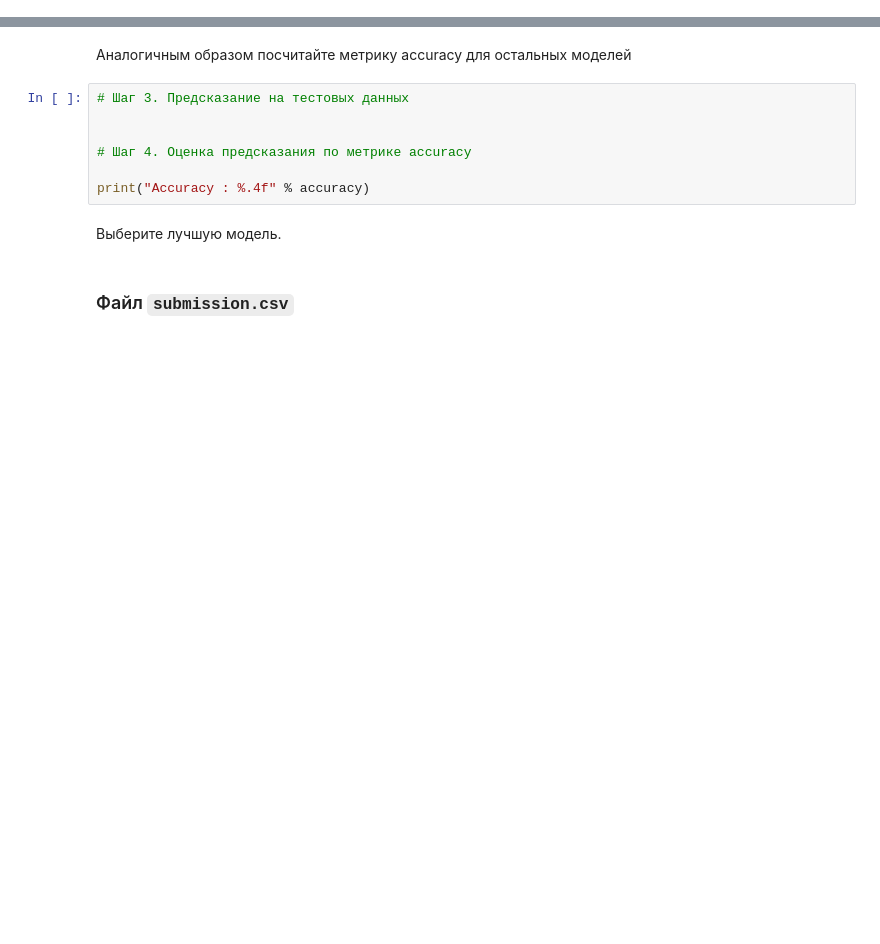
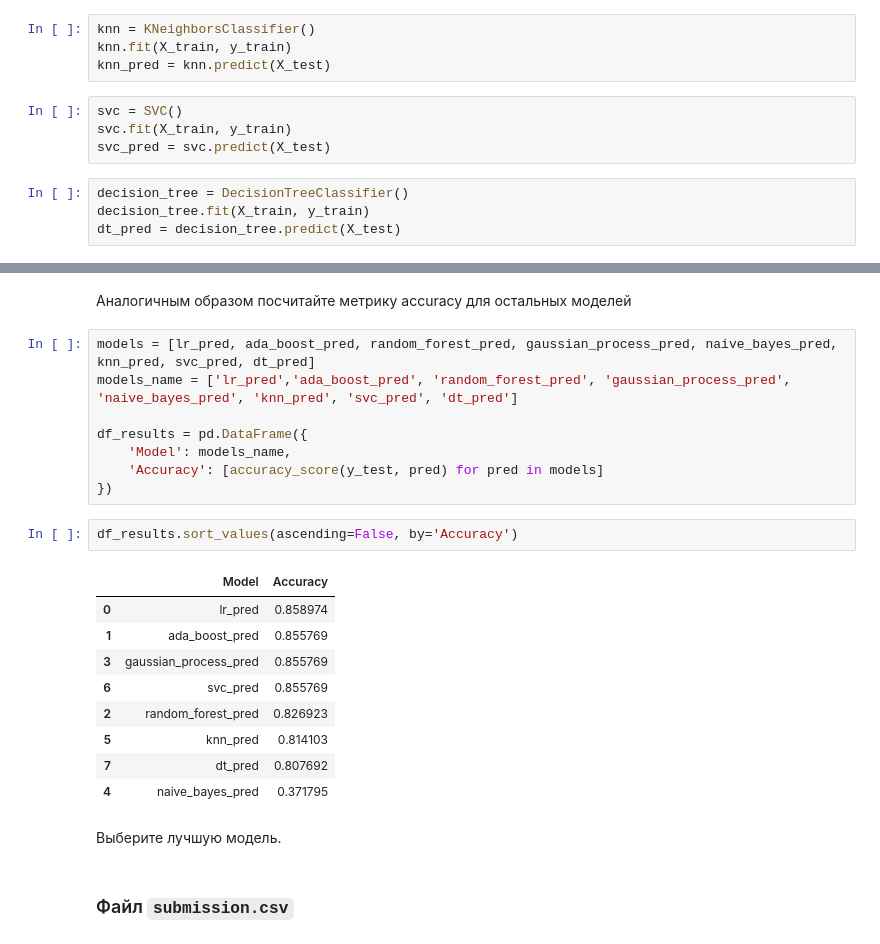
Before and after one commit to qwart6/DLS_by_MIPT, a Jupyter notebook: week_01_ml_intro/Homework/hw_1_game_of_thrones.ipynb, the cells around one changed output, grey strips where cells are left out. Drawn from its saved outputs; the diff is of its cells as text; blank space fills up the shorter version.

```diff
--- a/week_01_ml_intro/Homework/hw_1_game_of_thrones.ipynb
+++ b/week_01_ml_intro/Homework/hw_1_game_of_thrones.ipynb
@@ -545,3 +523,15 @@ y_pred = logistic_regression.predict(X_test)
+# %%
+knn = KNeighborsClassifier()
+knn.fit(X_train, y_train)
+knn_pred = knn.predict(X_test)
+# %%
+svc = SVC()
+svc.fit(X_train, y_train)
+svc_pred = svc.predict(X_test)
+# %%
+decision_tree = DecisionTreeClassifier()
+decision_tree.fit(X_train, y_train)
+dt_pred = decision_tree.predict(X_test)
 # %% [markdown]
 ## Часть 3. Оцените качество моделей
 # %% [markdown]
@@ -568,12 +557,25 @@ print("Accuracy : %.4f" % accuracy)
 # %% [markdown]
 Аналогичным образом посчитайте метрику accuracy для остальных моделей
-# %%
-# Шаг 3. Предсказание на тестовых данных
-
-
-# Шаг 4. Оценка предсказания по метрике accuracy
-
-print("Accuracy : %.4f" % accuracy)
+# %%
+models = [lr_pred, ada_boost_pred, random_forest_pred, gaussian_process_pred, naive_bayes_pred, knn_pred, svc_pred, dt_pred]
+models_name = ['lr_pred','ada_boost_pred', 'random_forest_pred', 'gaussian_process_pred', 'naive_bayes_pred', 'knn_pred', 'svc_pred', 'dt_pred']
+
+df_results = pd.DataFrame({
+    'Model': models_name,
+    'Accuracy': [accuracy_score(y_test, pred) for pred in models]
+})
+# %%
+df_results.sort_values(ascending=False, by='Accuracy')
+# %% [output]
+|  | Model | Accuracy |
+| 0 | lr_pred | 0.858974 |
+| 1 | ada_boost_pred | 0.855769 |
+| 3 | gaussian_process_pred | 0.855769 |
+| 6 | svc_pred | 0.855769 |
+| 2 | random_forest_pred | 0.826923 |
+| 5 | knn_pred | 0.814103 |
+| 7 | dt_pred | 0.807692 |
+| 4 | naive_bayes_pred | 0.371795 |
 # %% [markdown]
 Выберите лучшую модель.
 # %% [markdown]
```
Also changed, not shown: parts of 29 cells of this notebook.
